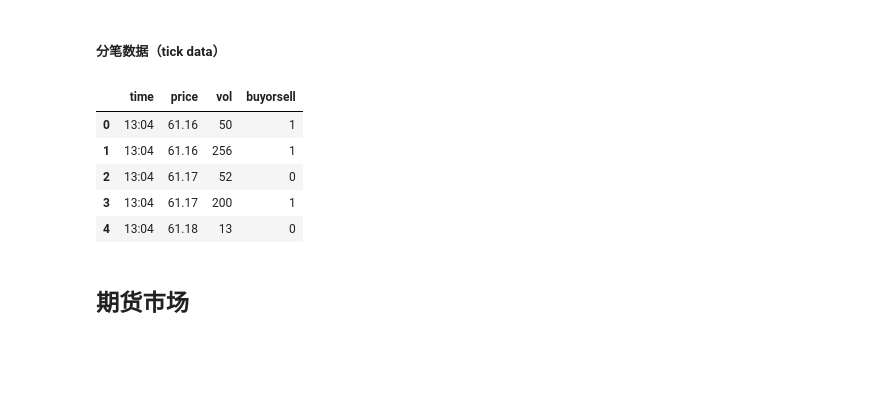
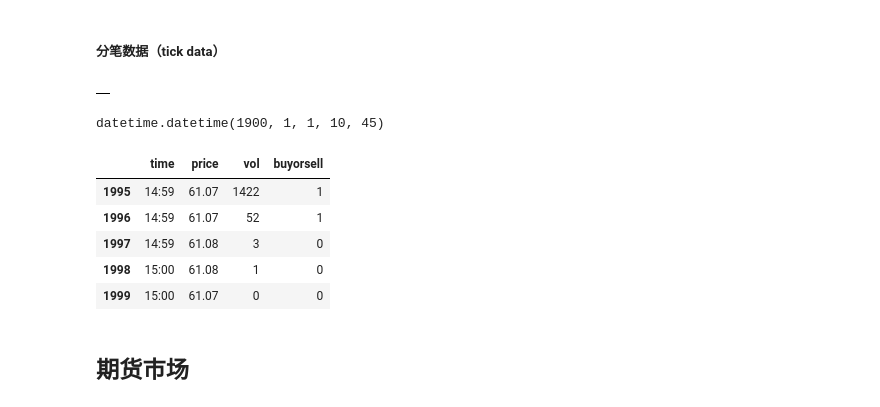
Before and after one commit to zhifengzhang-sz/qi_data, a Jupyter notebook: services/timescaledb/AShare/pytdx.ipynb, the cells around one changed output. Saved outputs shown, nothing was run; the diff lists cells and outputs as text; code cells hidden in the pictures; blank space fills up the shorter version.

```diff
--- a/services/timescaledb/AShare/pytdx.ipynb
+++ b/services/timescaledb/AShare/pytdx.ipynb
@@ -104,18 +104,30 @@ data[1].tail()
 ##### 指数数据
 # %% [markdown]
 ##### 分笔数据（tick data）
+# %%
+with api.connect(ip,port):
+    data=api.to_df(api.get_transaction_data(TDXParams.MARKET_SZ, '510500', 0, 30))
+# %%
+data
+# %% [output]
+|  |
 # %%
 with api.connect(ip,port):
-    data=api.to_df(api.get_history_transaction_data(TDXParams.MARKET_SH, '510500', 0, 1500, 20230705))
+    data=api.to_df(api.get_history_transaction_data(TDXParams.MARKET_SH, '510500', 0, 2000, 20230705))
+# %%
+from datetime import datetime
+datetime.strptime(data['time'][0], '%H:%M')
+# %% [output]
+datetime.datetime(1900, 1, 1, 10, 45)
 # %%
-data.head()
+data.tail()
 # %% [output]
 |  | time | price | vol | buyorsell |
-| 0 | 13:04 | 61.16 | 50 | 1 |
-| 1 | 13:04 | 61.16 | 256 | 1 |
-| 2 | 13:04 | 61.17 | 52 | 0 |
-| 3 | 13:04 | 61.17 | 200 | 1 |
-| 4 | 13:04 | 61.18 | 13 | 0 |
+| 1995 | 14:59 | 61.07 | 1422 | 1 |
+| 1996 | 14:59 | 61.07 | 52 | 1 |
+| 1997 | 14:59 | 61.08 | 3 | 0 |
+| 1998 | 15:00 | 61.08 | 1 | 0 |
+| 1999 | 15:00 | 61.07 | 0 | 0 |
 # %% [markdown]
 ## 期货市场
 # %%
```
Also changed, not shown: parts of 6 cells of this notebook, 4 other files.
